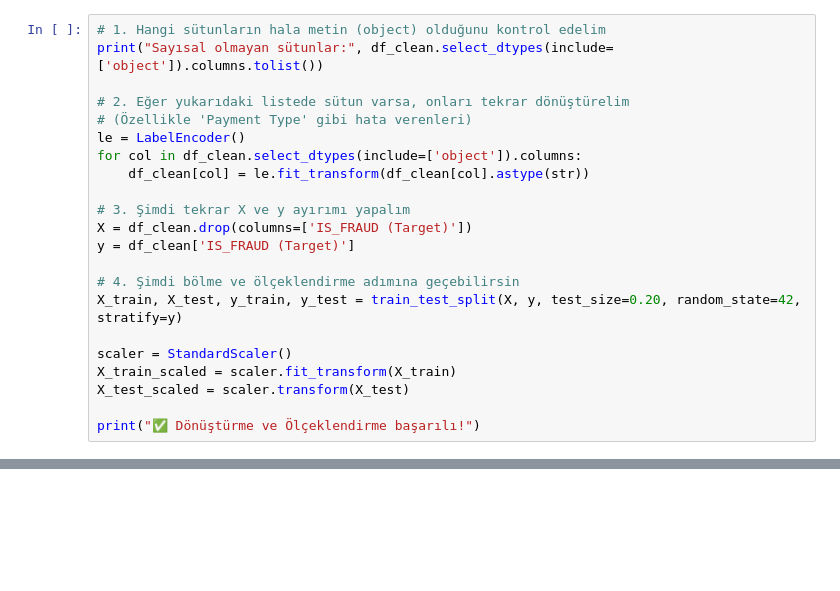
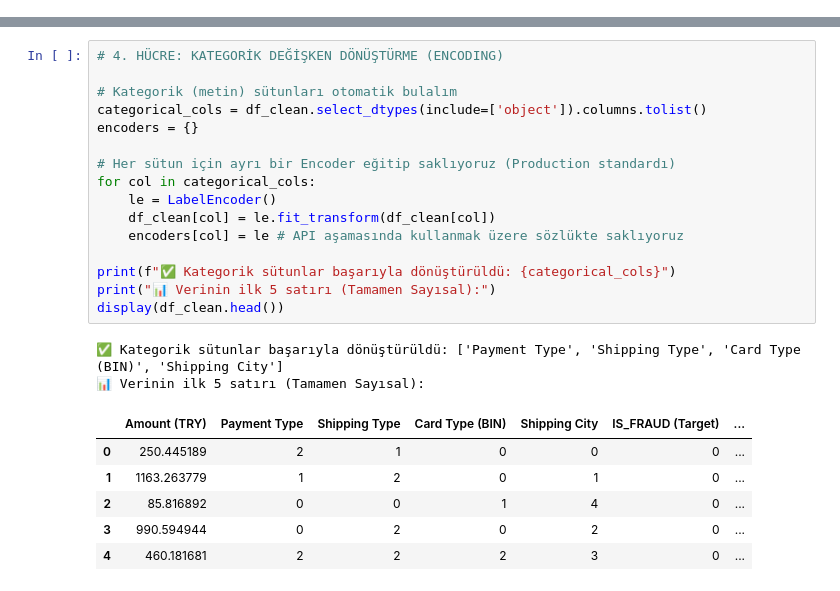
Before and after one commit to eyyupsabricelik/Fraud-Detection-Projesi, a Jupyter notebook: fraud_detection.ipynb, the cells around one changed output, grey strips where cells are left out. Saved outputs shown, nothing was run; the diff lists cells and outputs as text; blank space fills up the shorter version.

```diff
--- a/fraud_detection.ipynb
+++ b/fraud_detection.ipynb
@@ -165,22 +92,0 @@ Tüm metin verileri başarıyla sayısal değerlere dönüştürüldü.
-# %%
-# 1. Hangi sütunların hala metin (object) olduğunu kontrol edelim
-print("Sayısal olmayan sütunlar:", df_clean.select_dtypes(include=['object']).columns.tolist())
-
-# 2. Eğer yukarıdaki listede sütun varsa, onları tekrar dönüştürelim
-# (Özellikle 'Payment Type' gibi hata verenleri)
-le = LabelEncoder()
-for col in df_clean.select_dtypes(include=['object']).columns:
-    df_clean[col] = le.fit_transform(df_clean[col].astype(str))
-
-# 3. Şimdi tekrar X ve y ayırımı yapalım
-X = df_clean.drop(columns=['IS_FRAUD (Target)'])
-y = df_clean['IS_FRAUD (Target)']
-
-# 4. Şimdi bölme ve ölçeklendirme adımına geçebilirsin
-X_train, X_test, y_train, y_test = train_test_split(X, y, test_size=0.20, random_state=42, stratify=y)
-
-scaler = StandardScaler()
-X_train_scaled = scaler.fit_transform(X_train)
-X_test_scaled = scaler.transform(X_test)
-
-print("✅ Dönüştürme ve Ölçeklendirme başarılı!")
@@ -240 +142,26 @@ ROC-AUC Skoru: 0.56
+# %%
+# 4. HÜCRE: KATEGORİK DEĞİŞKEN DÖNÜŞTÜRME (ENCODING)
+
+# Kategorik (metin) sütunları otomatik bulalım
+categorical_cols = df_clean.select_dtypes(include=['object']).columns.tolist()
+encoders = {}
+
+# Her sütun için ayrı bir Encoder eğitip saklıyoruz (Production standardı)
+for col in categorical_cols:
+    le = LabelEncoder()
+    df_clean[col] = le.fit_transform(df_clean[col])
+    encoders[col] = le # API aşamasında kullanmak üzere sözlükte saklıyoruz
+
+print(f"✅ Kategorik sütunlar başarıyla dönüştürüldü: {categorical_cols}")
+print("📊 Verinin ilk 5 satırı (Tamamen Sayısal):")
+display(df_clean.head())
+# %% [output]
+✅ Kategorik sütunlar başarıyla dönüştürüldü: ['Payment Type', 'Shipping Type', 'Card Type (BIN)', 'Shipping City']
+📊 Verinin ilk 5 satırı (Tamamen Sayısal):
+|  | Amount (TRY) | Payment Type | Shipping Type | Card Type (BIN) | Shipping City | IS_FRAUD (Target) | ... |
+| 0 | 250.445189 | 2 | 1 | 0 | 0 | 0 | ... |
+| 1 | 1163.263779 | 1 | 2 | 0 | 1 | 0 | ... |
+| 2 | 85.816892 | 0 | 0 | 1 | 4 | 0 | ... |
+| 3 | 990.594944 | 0 | 2 | 0 | 2 | 0 | ... |
+| 4 | 460.181681 | 2 | 2 | 2 | 3 | 0 | ... |
 # %%
```
Also changed, not shown: parts of 13 cells of this notebook.
